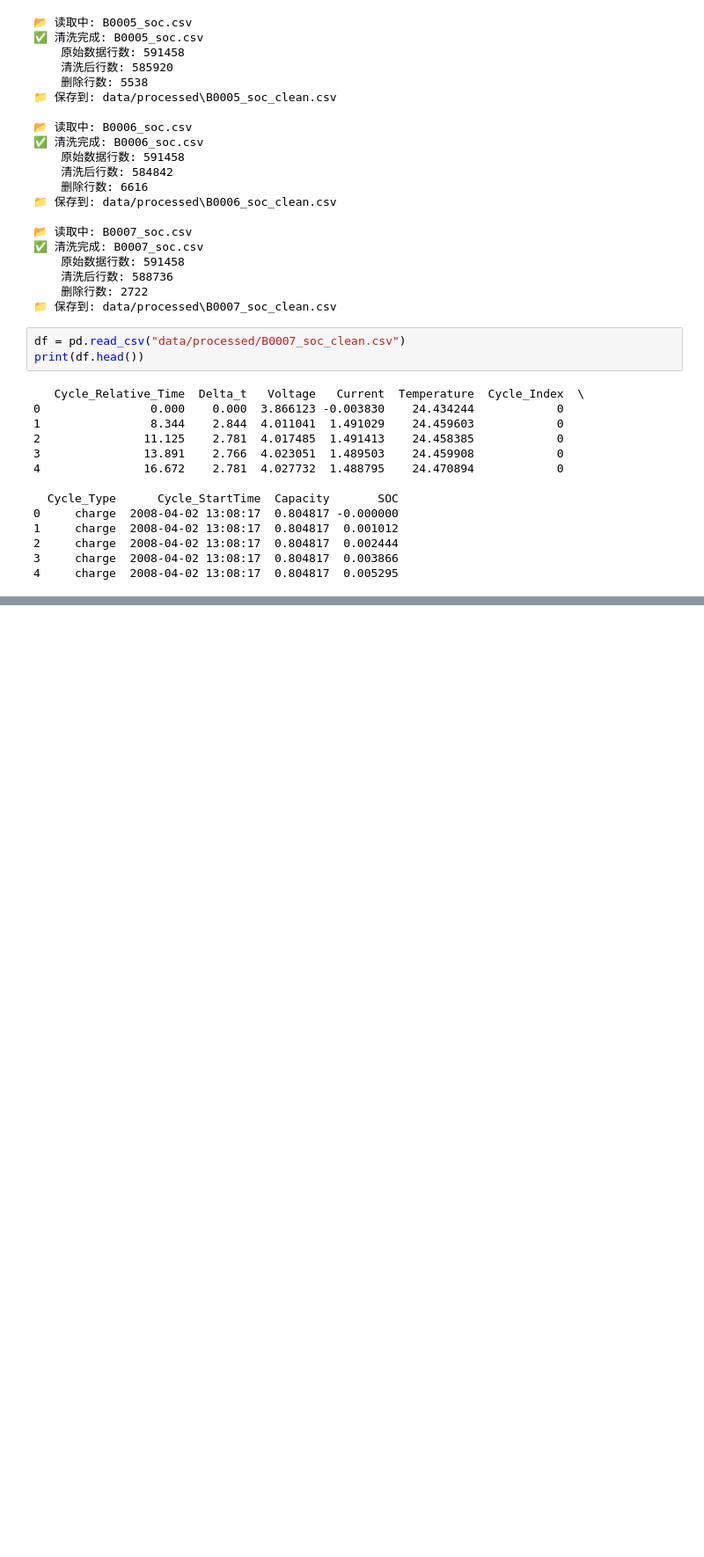
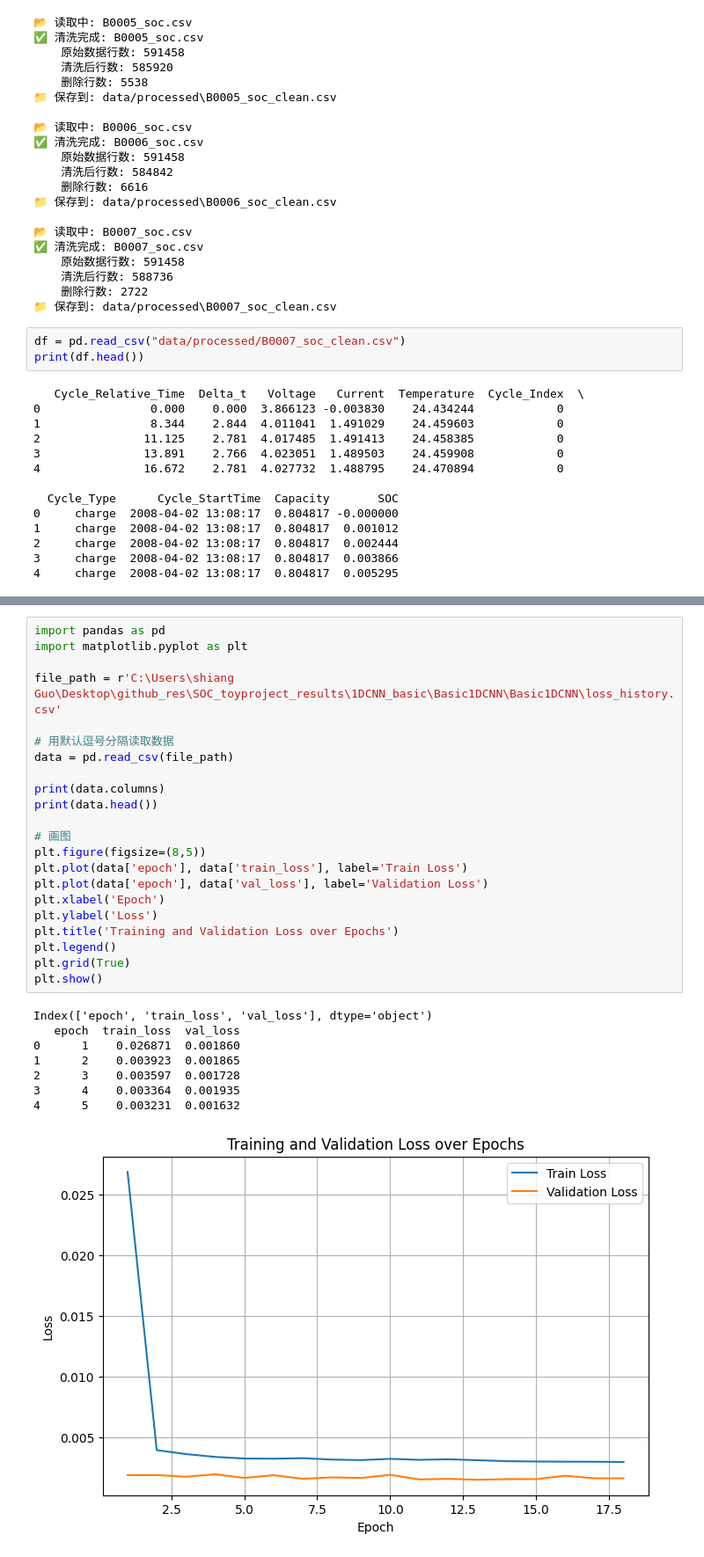
Before and after one commit to lockarder/SOC_toyproject, a Jupyter notebook: notebooks/01_baseline_lstm.ipynb, the cells around one changed output, grey strips where cells are left out. Shown: that part at 88% size. Cells and saved outputs as stored; diff of their text form; blank space fills up the shorter version.

Commit message:
1DCNN results update

```diff
--- a/notebooks/01_baseline_lstm.ipynb
+++ b/notebooks/01_baseline_lstm.ipynb
@@ -280,0 +279,31 @@ ModuleNotFoundError: No module named 'sklearn'
+# %%
+import pandas as pd
+import matplotlib.pyplot as plt
+
+file_path = r'C:\Users\shiang Guo\Desktop\github_res\SOC_toyproject_results\1DCNN_basic\Basic1DCNN\Basic1DCNN\loss_history.csv'
+
+# 用默认逗号分隔读取数据
+data = pd.read_csv(file_path)
+
+print(data.columns)
+print(data.head())
+
+# 画图
+plt.figure(figsize=(8,5))
+plt.plot(data['epoch'], data['train_loss'], label='Train Loss')
+plt.plot(data['epoch'], data['val_loss'], label='Validation Loss')
+plt.xlabel('Epoch')
+plt.ylabel('Loss')
+plt.title('Training and Validation Loss over Epochs')
+plt.legend()
+plt.grid(True)
+plt.show()
+# %% [output]
+Index(['epoch', 'train_loss', 'val_loss'], dtype='object')
+   epoch  train_loss  val_loss
+0      1    0.026871  0.001860
+1      2    0.003923  0.001865
+2      3    0.003597  0.001728
+3      4    0.003364  0.001935
+4      5    0.003231  0.001632
+[figure, added]
```
Also changed, not shown: parts of 1 cell of this notebook, 3 other files.
